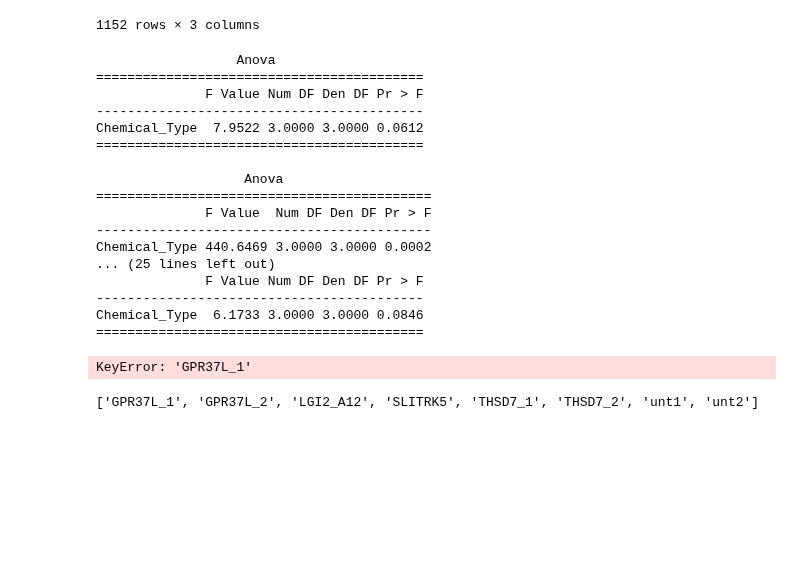
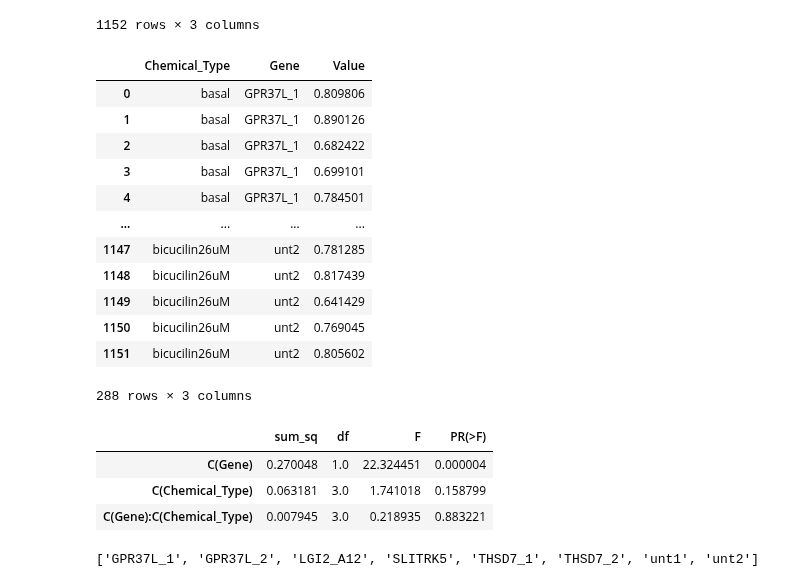
Before and after one commit to poojaparameswaran99/MEA_analysis, a Jupyter notebook: analysis/two_way_ANOVA_test.ipynb, the cells around one changed output. Saved outputs shown, nothing was run; the diff lists cells and outputs as text; code cells hidden in the pictures; blank space fills up the shorter version.

Commit message:
close to PRISM.. still need to try repeated measures

```diff
--- a/analysis/two_way_ANOVA_test.ipynb
+++ b/analysis/two_way_ANOVA_test.ipynb
@@ -272,7 +272,27 @@ for test_param, table in TestParams_dict.items():
 
 # print((TestParamsSectioned_dict['Number of Active Electrodes']))
 # %%
-TestParamsSectioned_dict['Area Under Normalized Cross-Correlation']['GPR37L_1'].to_csv(f"{parent}/data/Area_Normalized_CrossCorr_GPR37L_1_4doses.csv")
+### You want to troubleshoot w PRISM??
+
+TESTPARAM = 'Area Under Normalized Cross-Correlation'
+GENEINT = 'GPR37L_1'
+TestParamsSectioned_dict[TESTPARAM][GENEINT].to_csv(f"{parent}/data/PRISM_inputs/{TESTPARAM}_{GENEINT}.csv")
+# %%
+TestParamsSectioned_dict[TESTPARAM][GENEINT]
+# %% [output]
+|  | Chemical_Type | Gene | Value |
+| 0 | basal | GPR37L_1 | 0.809806 |
+| 1 | basal | GPR37L_1 | 0.890126 |
+| 2 | basal | GPR37L_1 | 0.682422 |
+| 3 | basal | GPR37L_1 | 0.699101 |
+| 4 | basal | GPR37L_1 | 0.784501 |
+| ... | ... | ... | ... |
+| 1147 | bicucilin26uM | unt2 | 0.781285 |
+| 1148 | bicucilin26uM | unt2 | 0.817439 |
+| 1149 | bicucilin26uM | unt2 | 0.641429 |
+| 1150 | bicucilin26uM | unt2 | 0.769045 |
+| 1151 | bicucilin26uM | unt2 | 0.805602 |
+288 rows × 3 columns
 # %%
 def ensure_dirs_exists(path):
     directory = os.path.dirname(path)  # Get the directory part of the file path
@@ -322,34 +342,20 @@ def calculate_ANOVA(testparameter, df, mutant_gene, anovaRM=True,
 
 ANOVA_dict = {test_param: {} for test_param, dictionary in TestParamsSectioned_dict.items()}
 for test_param, mutVcontrol_dict in TestParamsSectioned_dict.items():
-    if test_param == 'Area Under Normalized Cross-Correlation':
+    if test_param == TESTPARAM:
         for mut, table in mutVcontrol_dict.items():
-            if table['Chemical_Type'].nunique() > 1:
-                ANOVA_dict[test_param][mut]= calculate_ANOVA(test_param, table, mut, anovaRM=True)
+            if mut == GENEINT:
+                if table['Chemical_Type'].nunique() > 1:
+                    ANOVA_dict[test_param][mut]= calculate_ANOVA(test_param, table, mut, anovaRM=False)
 
 # ANOVA_dict['Mean Firing Rate (Hz)']['GPR37L_1']
-# %% [output]
-                  Anova
-==========================================
-              F Value Num DF Den DF Pr > F
-------------------------------------------
-Chemical_Type  7.9522 3.0000 3.0000 0.0612
-==========================================
-
-                   Anova
-===========================================
-              F Value  Num DF Den DF Pr > F
--------------------------------------------
-Chemical_Type 440.6469 3.0000 3.0000 0.0002
-... (25 lines left out)
-              F Value Num DF Den DF Pr > F
-------------------------------------------
-Chemical_Type  6.1733 3.0000 3.0000 0.0846
-==========================================
-# %%
-ANOVA_dict['Mean Firing Rate (Hz)']['GPR37L_1']
-# %% [output]
-KeyError: 'GPR37L_1'
+# %%
+ANOVA_dict[TESTPARAM][GENEINT]
+# %% [output]
+|  | sum_sq | df | F | PR(>F) |
+| C(Gene) | 0.270048 | 1.0 | 22.324451 | 0.000004 |
+| C(Chemical_Type) | 0.063181 | 3.0 | 1.741018 | 0.158799 |
+| C(Gene):C(Chemical_Type) | 0.007945 | 3.0 | 0.218935 | 0.883221 |
 # %%
 def create_multind_df(ANOVA_dict):
     pd.set_option('display.float_format', lambda x: '%.1e' % x)
```
